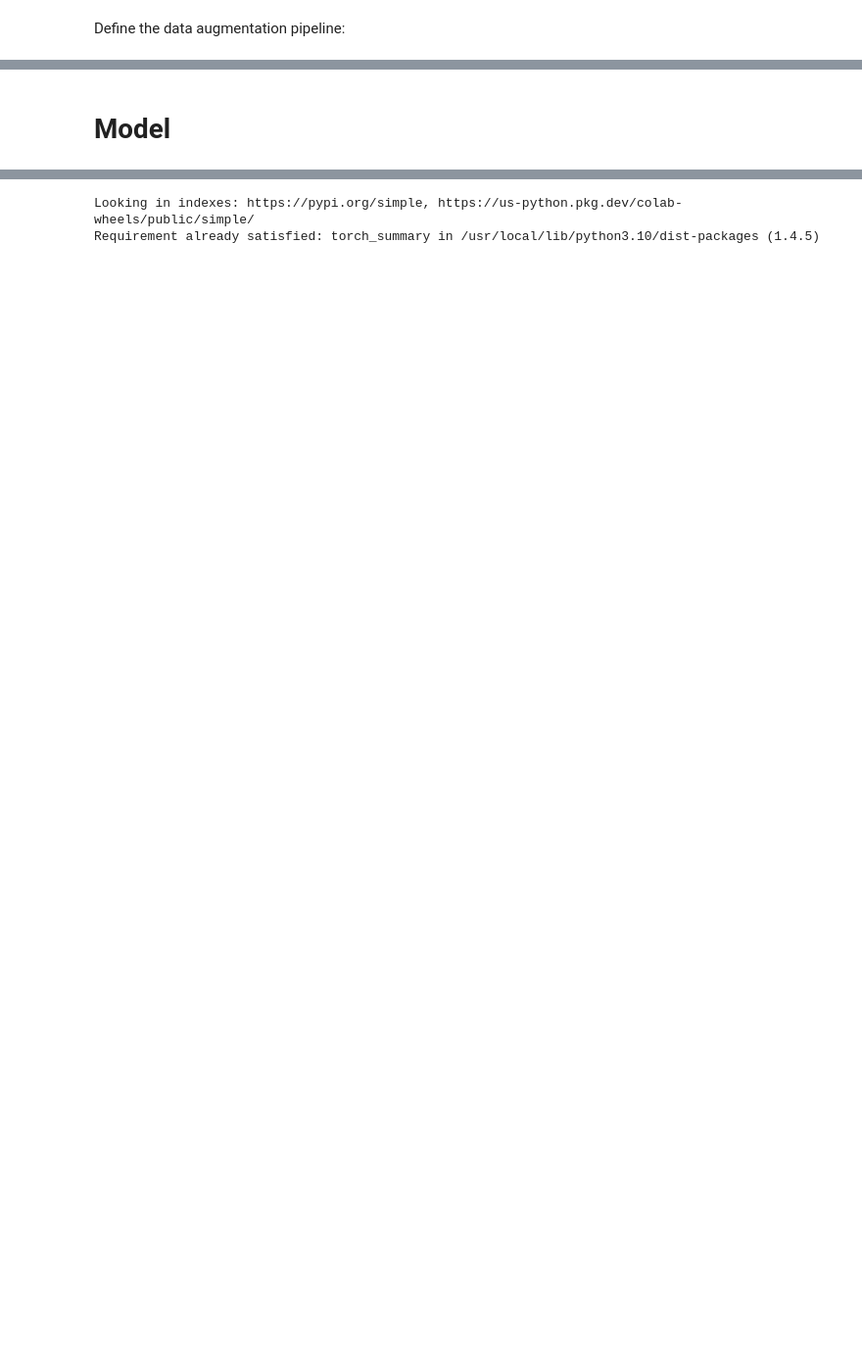
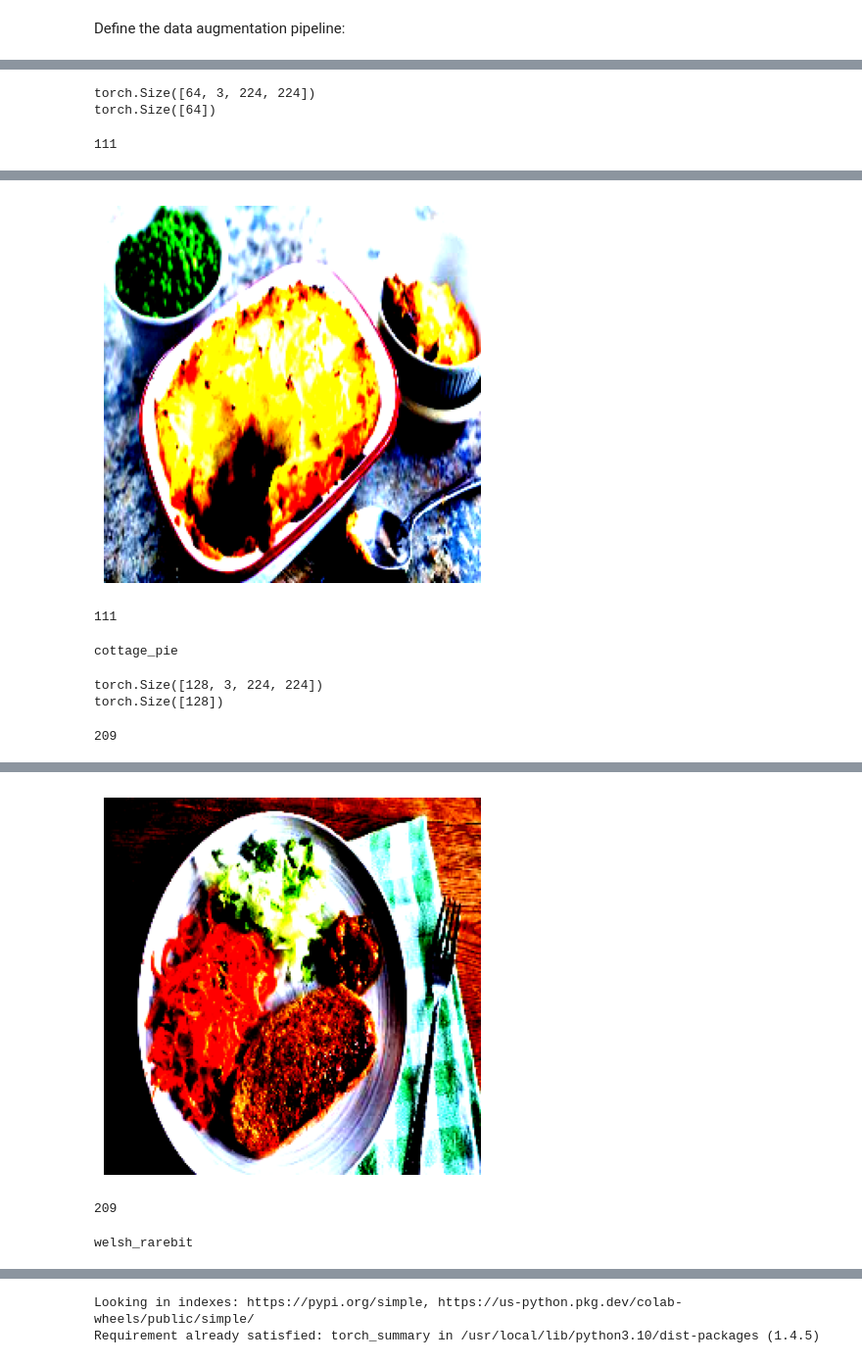
Before and after one commit to MarioAvolio/FoodX-251-Classification, a Jupyter notebook: FoodX_251_Classification.ipynb, the cells around one changed output, grey strips where cells are left out. Shown at 98% size. Cells and saved outputs as stored; diff of their text form; code cells hidden in the pictures; blank space fills up the shorter version.

```diff
--- a/FoodX_251_Classification.ipynb
+++ b/FoodX_251_Classification.ipynb
@@ -194,3 +237,5 @@ Length: 251, dtype: int64
+# %%
+train_info = train_info[train_info.NAME.isin(train)].sample(frac=1).reset_index(drop=True) # shuffle
 # %%
 val_info
 # %% [output]
@@ -356,23 +408,24 @@ iaa.GaussianBlur(sigma=1),
 # %%
-def get_data(batch_val=128, batch_train=512):
+def get_data(batch_val=128, batch_train=512, batch_test=64):
   # types = [f"Type_{x}" for x in range(NUM_CLASSES)]
   tr_images = train_info.PATH.to_numpy()
   tr_targets = train_info.TYPE.to_numpy()
-  val_images = test_info.PATH.to_numpy()
-  val_targets = test_info.TYPE.to_numpy()
 
+  val_images = val_info.PATH.to_numpy()
+  val_targets = val_info.TYPE.to_numpy()
+
+  test_images = test_info.PATH.to_numpy()
+  test_targets = test_info.TYPE.to_numpy()
 
   train = FoodDataset(tr_images, tr_targets, aug=aug)
   val = FoodDataset(val_images, val_targets)
+  test = FoodDataset(test_images, test_targets)
 
   # Next, we define the DataLoader, along with the object's collate_fn method, as follows:
 
   trn_dl = DataLoader(train, batch_size=batch_train, collate_fn=train.collate_fn,shuffle=True, drop_last=True)
-  val_dl = DataLoader(val, batch_size=batch_val, collate_fn=train.collate_fn)
+  val_dl = DataLoader(val, batch_size=batch_val, collate_fn=val.collate_fn)
+  test_dl = DataLoader(test, batch_size=batch_test, collate_fn=test.collate_fn)
 
 
-  return trn_dl, val_dl
+  return trn_dl, val_dl, test_dl
-# %%
-trn_dl, val_dl = get_data()
-a,b = next(iter(trn_dl))
-print(a.shape, b.shape)
@@ -382,5 +432,13 @@ torch.Size([512])
 # %%
-indx = 0
-show(a.cpu().numpy()[indx])
-m = np.argmax(b.cpu().numpy()[indx])
-print(id_to_type[m])
+
+trn_dl, val_dl, test_dl = get_data()
+
+def check_integrity(data):
+  a,b = next(iter(data))
+  print(a.shape, b.shape)
+  indx = 0
+  print(b.cpu().numpy()[indx])
+  show(a.cpu().numpy()[indx])
+  m = b.cpu().numpy()[indx]
+  print(m)
+  print(id_to_type[m])
@@ -391,2 +445,8 @@ macaron
-# %% [markdown]
-# Model
+# %%
+check_integrity(test_dl)
+check_integrity(val_dl)
+check_integrity(trn_dl)
+# %% [output]
+torch.Size([64, 3, 224, 224])
+torch.Size([64])
+111
@@ -392,0 +454,6 @@ macaron
+[figure, added]
+111
+cottage_pie
+torch.Size([128, 3, 224, 224])
+torch.Size([128])
+209
@@ -392,0 +461,3 @@ macaron
+[figure, added]
+209
+welsh_rarebit
```
Also changed, not shown: parts of 31 cells of this notebook.
